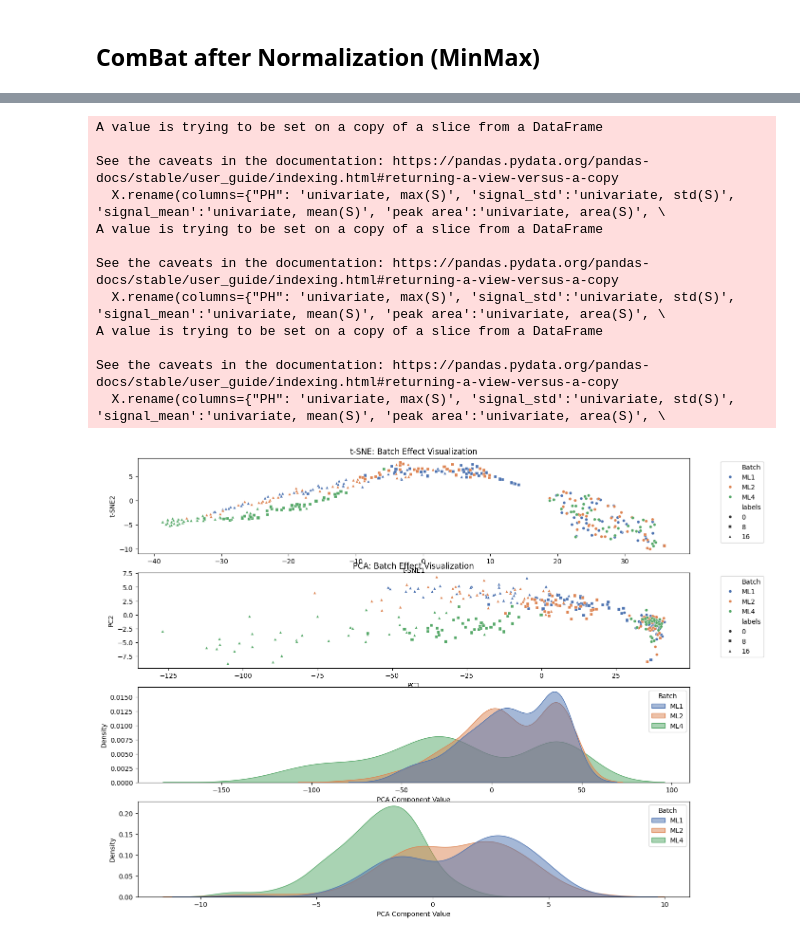
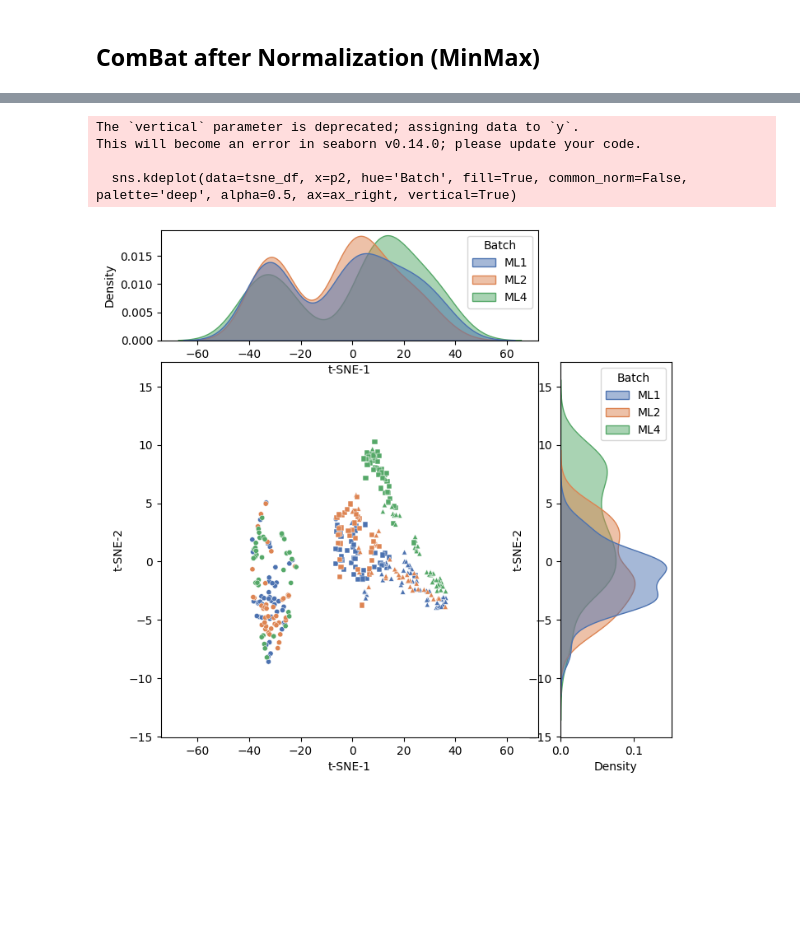
Before and after one commit to ramseylab/vgramreg, a Jupyter notebook: notebooks/check_batch_effect_in_data.ipynb, the cells around one changed output, grey strips where cells are left out. Drawn from its saved outputs; the diff is of its cells as text; code cells hidden in the pictures; blank space fills up the shorter version.

```diff
--- a/notebooks/check_batch_effect_in_data.ipynb
+++ b/notebooks/check_batch_effect_in_data.ipynb
@@ -209,32 +181,23 @@ tsen_pca_viz(combat_df, batch_labels, labels, filename=experiment_name)
 # %%
 # Load normalized dataset
 normalization    = True
-standardize_type = 'mean_std'
-normalize_blanks = True
+standardize_type = 'min_max'
+normalize_blanks = False
 
-ML1_X, ML1_y  = load_dataset('/Users/sangam/Desktop/Epilepsey/Code/vgramreg/ML1_ML2/2024_02_19_ML1', normalization=normalization, standardize_type=standardize_type, normalize_blanks=normalize_blanks, split=False)
-ML2_X, ML2_y  = load_dataset('/Users/sangam/Desktop/Epilepsey/Code/vgramreg/ML1_ML2/2024_02_22_ML2', normalization=normalization, standardize_type=standardize_type, normalize_blanks=normalize_blanks, split=False)
-ML4_X, ML4_y  = load_dataset('/Users/sangam/Desktop/Epilepsey/Code/vgramreg/ML4', normalization=normalization, standardize_type=standardize_type, normalize_blanks=normalize_blanks, split=False)
+ML1_X, ML1_y  = load_dataset('/Users/sangam/Desktop/Epilepsey/Code/vgramreg/dataset/ML1_ML2/2024_02_19_ML1', normalization=normalization, standardize_type=standardize_type, normalize_blanks=normalize_blanks, split=False)
+ML2_X, ML2_y  = load_dataset('/Users/sangam/Desktop/Epilepsey/Code/vgramreg/dataset/ML1_ML2/2024_02_22_ML2', normalization=normalization, standardize_type=standardize_type, normalize_blanks=normalize_blanks, split=False)
+ML4_X, ML4_y  = load_dataset('/Users/sangam/Desktop/Epilepsey/Code/vgramreg/dataset/ML4', normalization=normalization, standardize_type=standardize_type, normalize_blanks=normalize_blanks, split=False)
-# %% [output]
-A value is trying to be set on a copy of a slice from a DataFrame
-
-See the caveats in the documentation: https://pandas.pydata.org/pandas-docs/stable/user_guide/indexing.html#returning-a-view-versus-a-copy
-  X.rename(columns={"PH": 'univariate, max(S)', 'signal_std':'univariate, std(S)', 'signal_mean':'univariate, mean(S)', 'peak area':'univariate, area(S)', \
-A value is trying to be set on a copy of a slice from a DataFrame
-
-See the caveats in the documentation: https://pandas.pydata.org/pandas-docs/stable/user_guide/indexing.html#returning-a-view-versus-a-copy
-  X.rename(columns={"PH": 'univariate, max(S)', 'signal_std':'univariate, std(S)', 'signal_mean':'univariate, mean(S)', 'peak area':'univariate, area(S)', \
-A value is trying to be set on a copy of a slice from a DataFrame
-
-See the caveats in the documentation: https://pandas.pydata.org/pandas-docs/stable/user_guide/indexing.html#returning-a-view-versus-a-copy
-  X.rename(columns={"PH": 'univariate, max(S)', 'signal_std':'univariate, std(S)', 'signal_mean':'univariate, mean(S)', 'peak area':'univariate, area(S)', \
 # %%
 conc         = 'all'
 data         = pd.concat([ML1_X, ML2_X, ML4_X]) if conc=='all' else pd.concat([ML1_X[ML1_y==conc], ML2_X[ML2_y==conc], ML4_X[ML4_y==conc]])
 batch_labels = np.repeat(['ML1', 'ML2', 'ML4'], repeats= [len(ML1_X), len(ML2_X), len(ML4_X)] if conc=='all' else [ML1_y.value_counts()[conc], ML2_y.value_counts()[conc], ML4_y.value_counts()[conc]])
 labels       = ML1_y.values.tolist() + ML2_y.values.tolist() + ML4_y.values.tolist()
 # %%
-experiment_name = f'batch_effect_nBlank_{standardize_type}'
-tsen_pca_viz(data, batch_labels, labels, filename=experiment_name)
+experiment_name = f'batch_effect_{standardize_type}'
+tsen_pca_viz(data, batch_labels, labels, filename=experiment_name, plot_type='t-sne')
 # %% [output]
+The `vertical` parameter is deprecated; assigning data to `y`.
+This will become an error in seaborn v0.14.0; please update your code.
+
+  sns.kdeplot(data=tsne_df, x=p2, hue='Batch', fill=True, common_norm=False, palette='deep', alpha=0.5, ax=ax_right, vertical=True)
-[figure, old version]
+[figure, new version]
```
Also changed, not shown: parts of 10 cells of this notebook, 6 other files.
